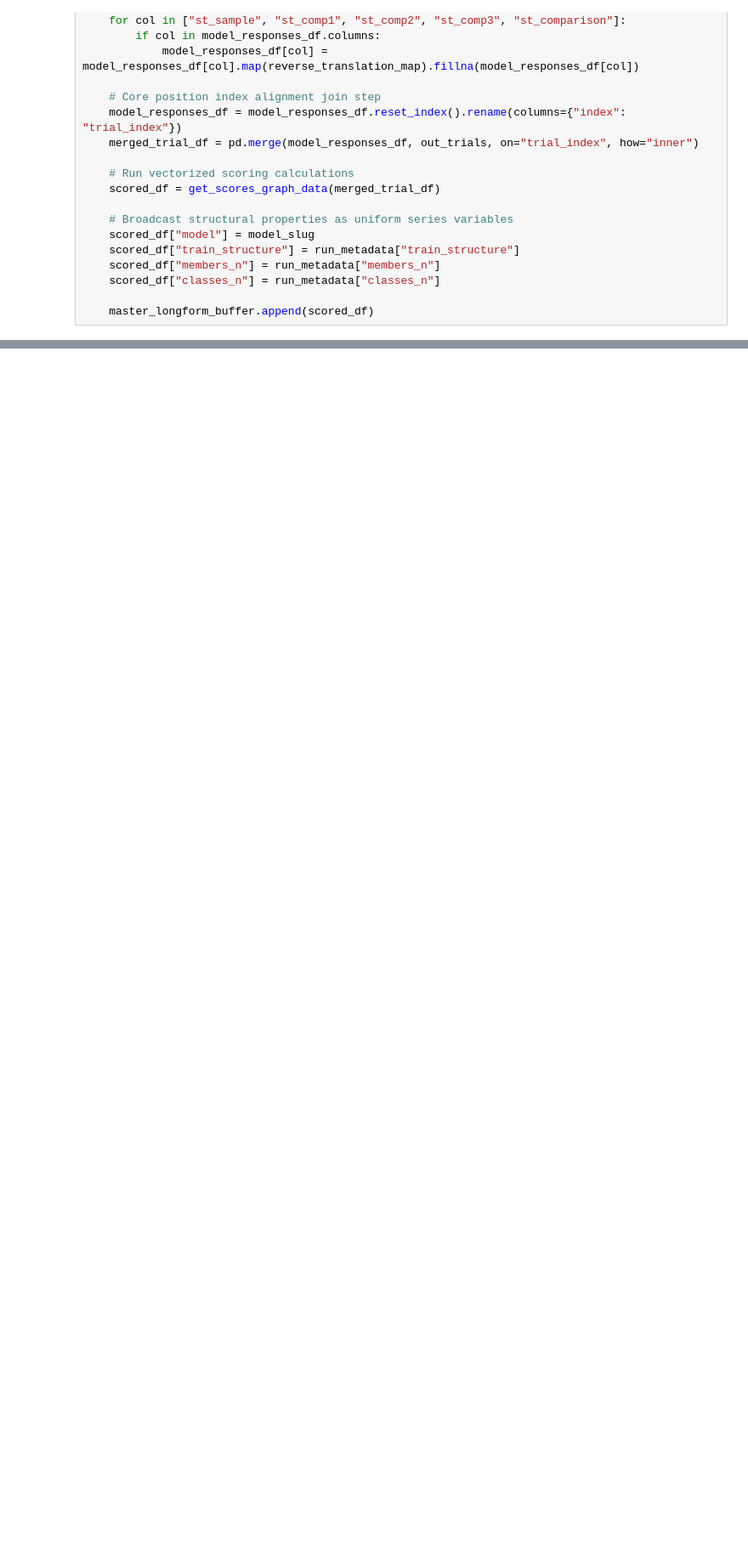
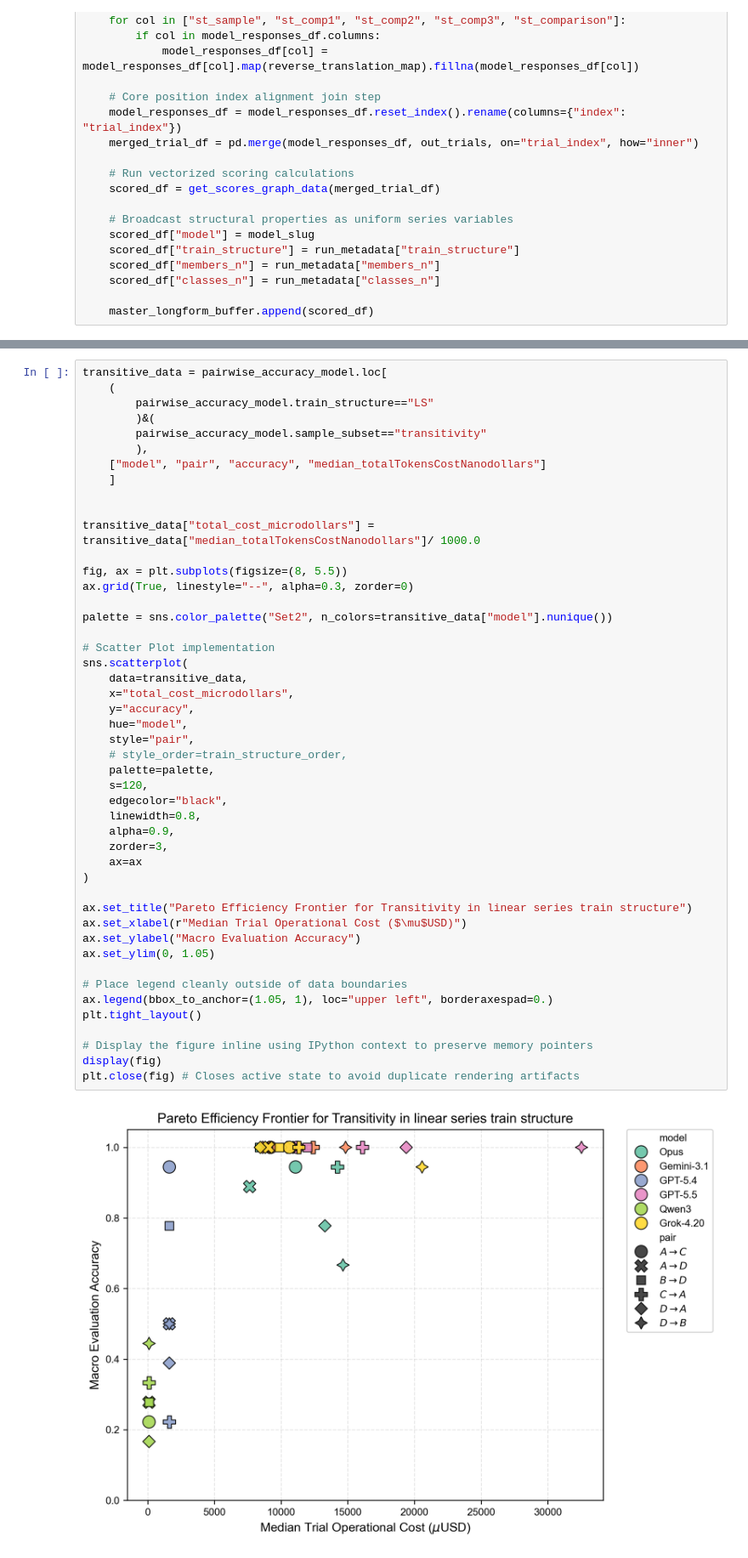
Before and after one commit to Yagwar/stim_eq, a Jupyter notebook: SE_LLM_Benchmark/get_results_metadata_json.ipynb, the cells around one changed output, grey strips where cells are left out. Shown at 85% size. Drawn from its saved outputs; the diff is of its cells as text; blank space fills up the shorter version.

```diff
--- a/SE_LLM_Benchmark/get_results_metadata_json.ipynb
+++ b/SE_LLM_Benchmark/get_results_metadata_json.ipynb
@@ -399,0 +777,49 @@ df_tier3_pairwise.to_csv("agi_benchmark_pairwise.csv", encoding="utf8")
+# %%
+transitive_data = pairwise_accuracy_model.loc[
+    (
+        pairwise_accuracy_model.train_structure=="LS"
+        )&(
+        pairwise_accuracy_model.sample_subset=="transitivity"
+        ),
+    ["model", "pair", "accuracy", "median_totalTokensCostNanodollars"]
+    ]
+
+
+transitive_data["total_cost_microdollars"] = transitive_data["median_totalTokensCostNanodollars"]/ 1000.0
+
+fig, ax = plt.subplots(figsize=(8, 5.5))
+ax.grid(True, linestyle="--", alpha=0.3, zorder=0)
+
+palette = sns.color_palette("Set2", n_colors=transitive_data["model"].nunique())
+
+# Scatter Plot implementation
+sns.scatterplot(
+    data=transitive_data,
+    x="total_cost_microdollars",
+    y="accuracy",
+    hue="model",
+    style="pair",
+    # style_order=train_structure_order,
+    palette=palette,
+    s=120,
+    edgecolor="black",
+    linewidth=0.8,
+    alpha=0.9,
+    zorder=3,
+    ax=ax
+)
+
+ax.set_title("Pareto Efficiency Frontier for Transitivity in linear series train structure")
+ax.set_xlabel(r"Median Trial Operational Cost ($\mu$USD)")
+ax.set_ylabel("Macro Evaluation Accuracy")
+ax.set_ylim(0, 1.05)
+
+# Place legend cleanly outside of data boundaries
+ax.legend(bbox_to_anchor=(1.05, 1), loc="upper left", borderaxespad=0.)
+plt.tight_layout()
+
+# Display the figure inline using IPython context to preserve memory pointers
+display(fig)
+plt.close(fig) # Closes active state to avoid duplicate rendering artifacts
+# %% [output]
+[figure, added]
```
Also changed, not shown: parts of 24 cells of this notebook.
